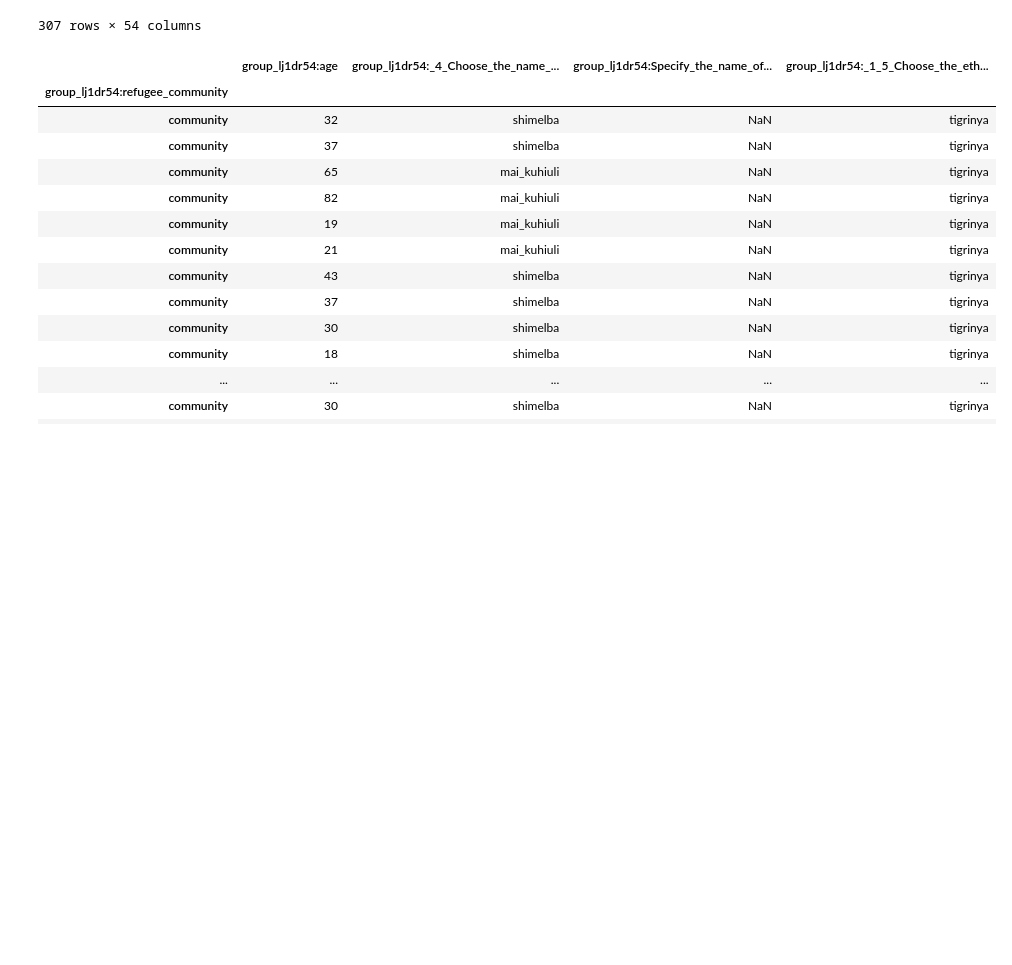
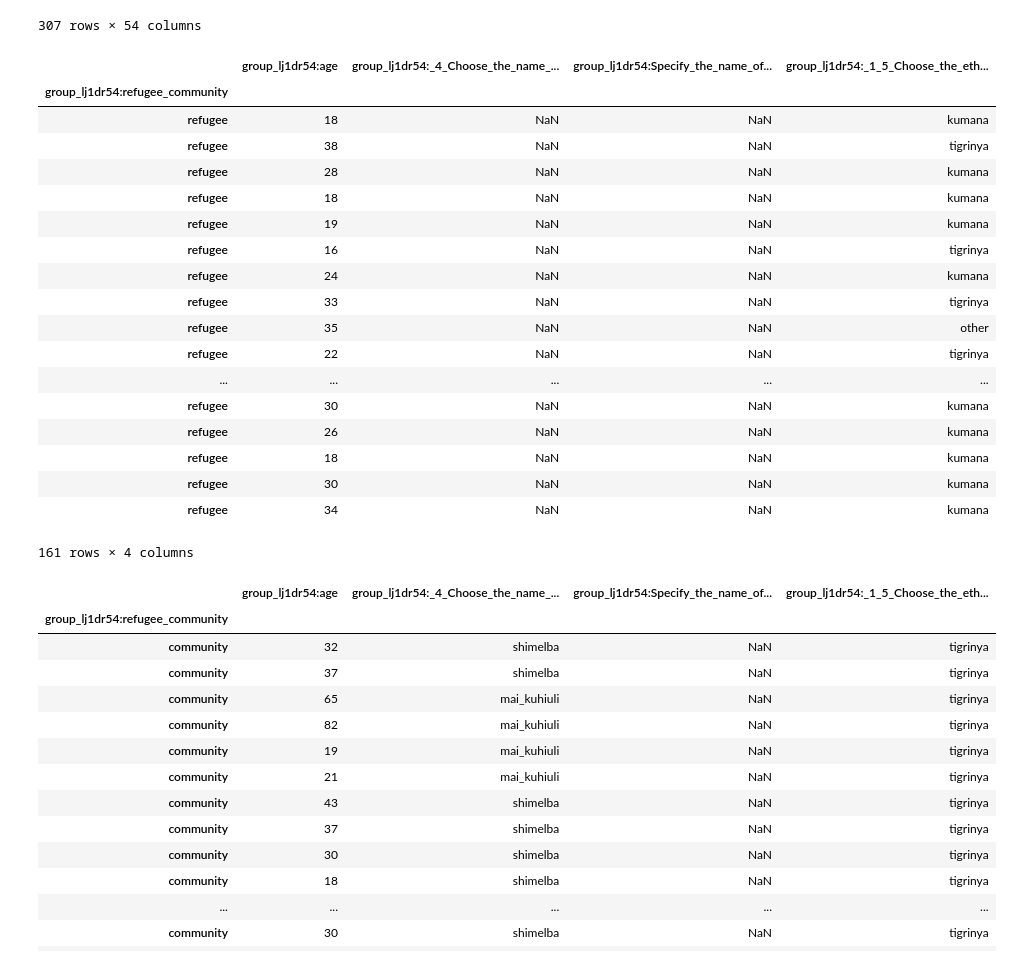
Before and after one commit to guillermosanchezg/NAUTIA, a Jupyter notebook: DesarrolloPy/Untitled.ipynb, the cells around one changed output. Cells and saved outputs as stored; diff of their text form; code cells hidden in the pictures; blank space fills up the shorter version.

```diff
--- a/DesarrolloPy/Untitled.ipynb
+++ b/DesarrolloPy/Untitled.ipynb
@@ -44,6 +44,28 @@ dfCommunity.reset_index().to_csv('DataSetFinales/archivoCommunity.csv',header =
 dfCamp = data.loc['refugee'].copy()
 dfCamp = dfReMake(dfCamp,"group_lj1dr54:age","group_lj1dr54:_1_5_Choose_the_ethnic_group_o")
 dfCamp.reset_index().to_csv('DataSetFinales/archivoShimelba.csv',header = True, index=False)
+# %%
+dfCamp
+# %% [output]
+|  | group_lj1dr54:age | group_lj1dr54:_4_Choose_the_name_... | group_lj1dr54:Specify_the_name_of... | group_lj1dr54:_1_5_Choose_the_eth... |
+| group_lj1dr54:refugee_community |  |  |  |  |
+| refugee | 18 | NaN | NaN | kumana |
+| refugee | 38 | NaN | NaN | tigrinya |
+| refugee | 28 | NaN | NaN | kumana |
+| refugee | 18 | NaN | NaN | kumana |
+| refugee | 19 | NaN | NaN | kumana |
+| refugee | 16 | NaN | NaN | tigrinya |
+| refugee | 24 | NaN | NaN | kumana |
+| refugee | 33 | NaN | NaN | tigrinya |
+| refugee | 35 | NaN | NaN | other |
+| refugee | 22 | NaN | NaN | tigrinya |
+| ... | ... | ... | ... | ... |
+| refugee | 30 | NaN | NaN | kumana |
+| refugee | 26 | NaN | NaN | kumana |
+| refugee | 18 | NaN | NaN | kumana |
+| refugee | 30 | NaN | NaN | kumana |
+| refugee | 34 | NaN | NaN | kumana |
+161 rows × 4 columns
 # %%
 x = dfCommunity.columns.get_loc("group_lj1dr54:age")
 y = dfCommunity.columns.get_loc("group_lj1dr54:_1_5_Choose_the_ethnic_group_o")
```
Also changed, not shown: 4 other files.
